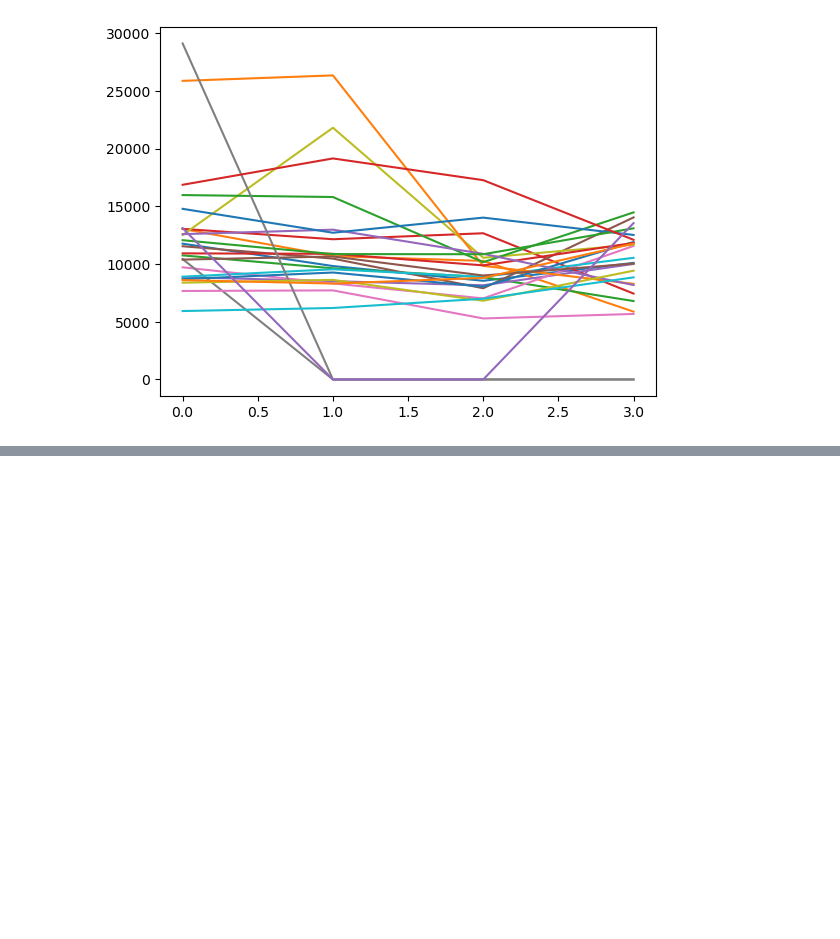
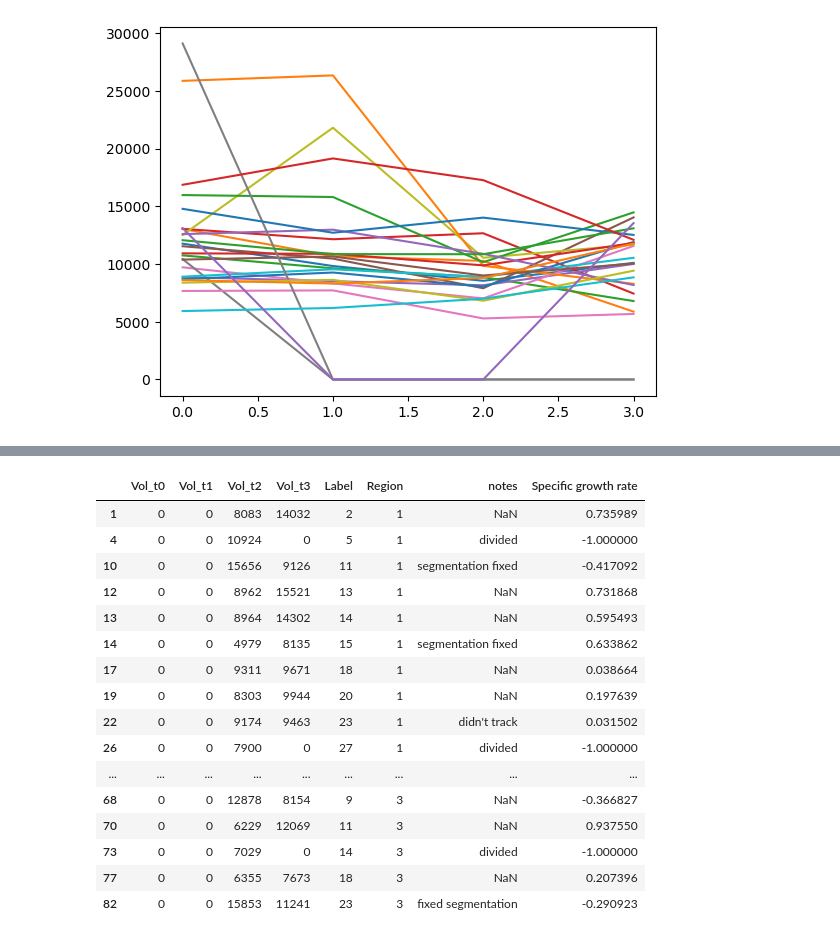
Before and after one commit to AFISH108/mouse_skin_size_control, a Jupyter notebook: aliya_2023/analyze_ablation_pilot_071723.ipynb, the cells around one changed output, grey strips where cells are left out. Saved outputs shown, nothing was run; the diff lists cells and outputs as text; code cells hidden in the pictures; blank space fills up the shorter version.

```diff
--- a/aliya_2023/analyze_ablation_pilot_071723.ipynb
+++ b/aliya_2023/analyze_ablation_pilot_071723.ipynb
@@ -315,0 +368,15 @@ for i in range(1,4):
+# %%
+# Try to debug missing cells
+everythingcr = []
+excelname ='/Users/aliyafisher/Library/CloudStorage/OneDrive-Stanford/07-17-2023 Ablation test/ablation timepoints.xlsx'
+dxlist = [0.146240234375, 1, 1]
+
+dirnames = {}
+dirname = '/Users/aliyafisher/Library/CloudStorage/OneDrive-Stanford/07-17-2023 Ablation test/Control Region 1'
+
+dx = dxlist[k-1]
+#%% Export the coordinates of all tracked cells (as pickle)
+cycling_tracks, cycling_links, cycling_spots = load_mamut_densely(dirname,subdir_str='')
+tracks = construct_data_frame_dense(cycling_tracks, cycling_links, cycling_spots)
+
+print(cycling_spots[2])
@@ -315,0 +578,22 @@ for i in range(1,4):
+# %%
+normal= everythingcr[everythingcr['Specific growth rate']<1]
+# %%
+normal
+# %% [output]
+|  | Vol_t0 | Vol_t1 | Vol_t2 | Vol_t3 | Label | Region | notes | Specific growth rate |
+| 1 | 0 | 0 | 8083 | 14032 | 2 | 1 | NaN | 0.735989 |
+| 4 | 0 | 0 | 10924 | 0 | 5 | 1 | divided | -1.000000 |
+| 10 | 0 | 0 | 15656 | 9126 | 11 | 1 | segmentation fixed | -0.417092 |
+| 12 | 0 | 0 | 8962 | 15521 | 13 | 1 | NaN | 0.731868 |
+| 13 | 0 | 0 | 8964 | 14302 | 14 | 1 | NaN | 0.595493 |
+| 14 | 0 | 0 | 4979 | 8135 | 15 | 1 | segmentation fixed | 0.633862 |
+| 17 | 0 | 0 | 9311 | 9671 | 18 | 1 | NaN | 0.038664 |
+| 19 | 0 | 0 | 8303 | 9944 | 20 | 1 | NaN | 0.197639 |
+| 22 | 0 | 0 | 9174 | 9463 | 23 | 1 | didn't track | 0.031502 |
+| 26 | 0 | 0 | 7900 | 0 | 27 | 1 | divided | -1.000000 |
+| ... | ... | ... | ... | ... | ... | ... | ... | ... |
+| 68 | 0 | 0 | 12878 | 8154 | 9 | 3 | NaN | -0.366827 |
+| 70 | 0 | 0 | 6229 | 12069 | 11 | 3 | NaN | 0.937550 |
+| 73 | 0 | 0 | 7029 | 0 | 14 | 3 | divided | -1.000000 |
+| 77 | 0 | 0 | 6355 | 7673 | 18 | 3 | NaN | 0.207396 |
+| 82 | 0 | 0 | 15853 | 11241 | 23 | 3 | fixed segmentation | -0.290923 |
```
Also changed, not shown: parts of 16 cells of this notebook, 8 other files.
